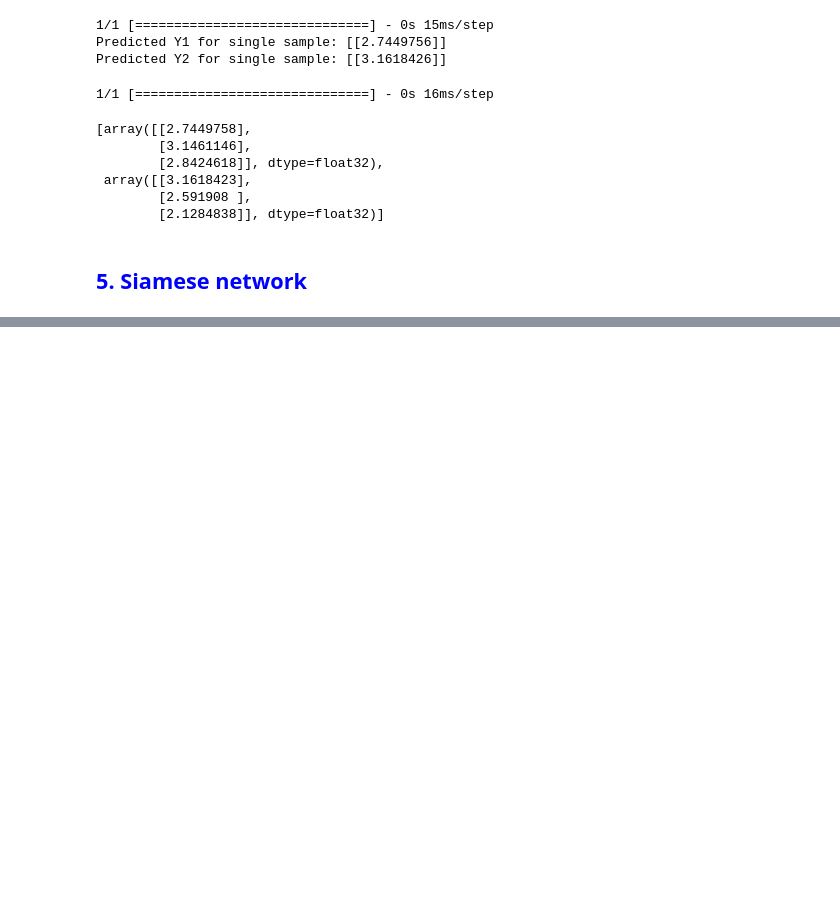
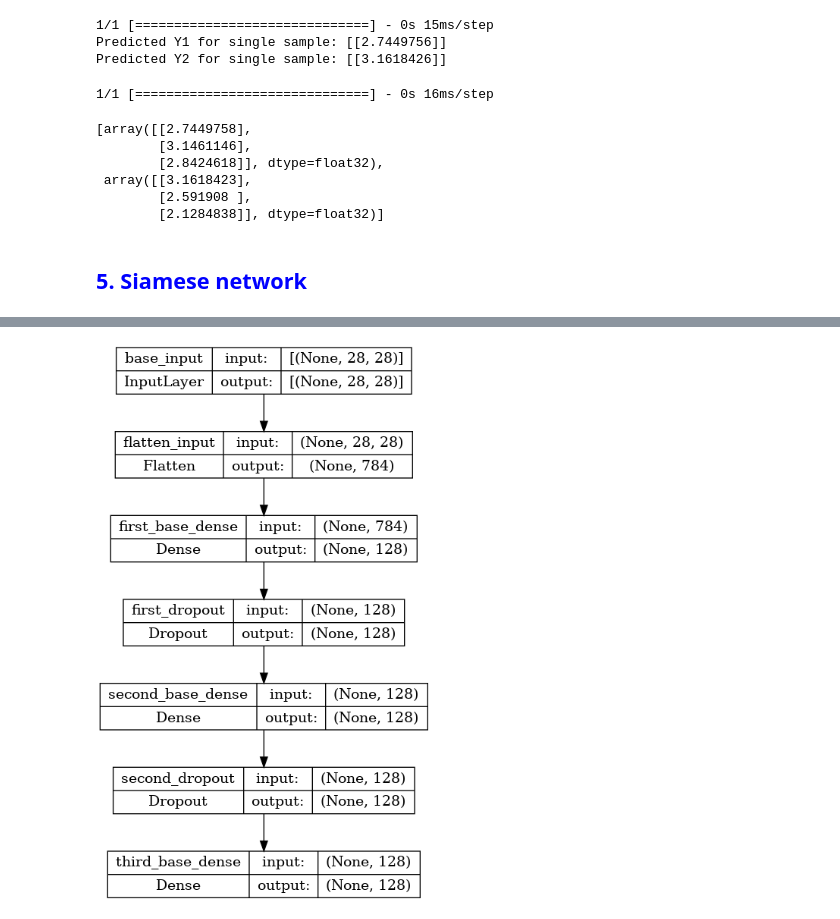
Before and after one commit to MNGARCIA085/AI-Frameworks-Learning, a Jupyter notebook: TensorFlow/Functional API/Functional API.ipynb, the cells around one changed output, grey strips where cells are left out. Drawn from its saved outputs; the diff is of its cells as text; code cells hidden in the pictures; blank space fills up the shorter version.

Commit message:
siamese network

```diff
--- a/TensorFlow/Functional API/Functional API.ipynb
+++ b/TensorFlow/Functional API/Functional API.ipynb
@@ -356,0 +460,27 @@ model.predict(X_test[:3])
+# %%
+def initialize_base_network():
+    input = Input(shape=(28,28,), name="base_input")
+    x = Flatten(name="flatten_input")(input)
+    x = Dense(128, activation='relu', name="first_base_dense")(x)
+    x = Dropout(0.1, name="first_dropout")(x)
+    x = Dense(128, activation='relu', name="second_base_dense")(x)
+    x = Dropout(0.1, name="second_dropout")(x)
+    x = Dense(128, activation='relu', name="third_base_dense")(x)
+
+    return Model(inputs=input, outputs=x)
+
+
+def euclidean_distance(vects):
+    x, y = vects
+    sum_square = K.sum(K.square(x - y), axis=1, keepdims=True)
+    return K.sqrt(K.maximum(sum_square, K.epsilon()))
+
+
+def eucl_dist_output_shape(shapes):
+    shape1, shape2 = shapes
+    return (shape1[0], 1)
+# %%
+base_network = initialize_base_network()
+plot_model(base_network, show_shapes=True, show_layer_names=True, to_file='base-model.png')
+# %% [output]
+[figure, added]
```
Also changed, not shown: parts of 25 cells of this notebook, 2 other files.
